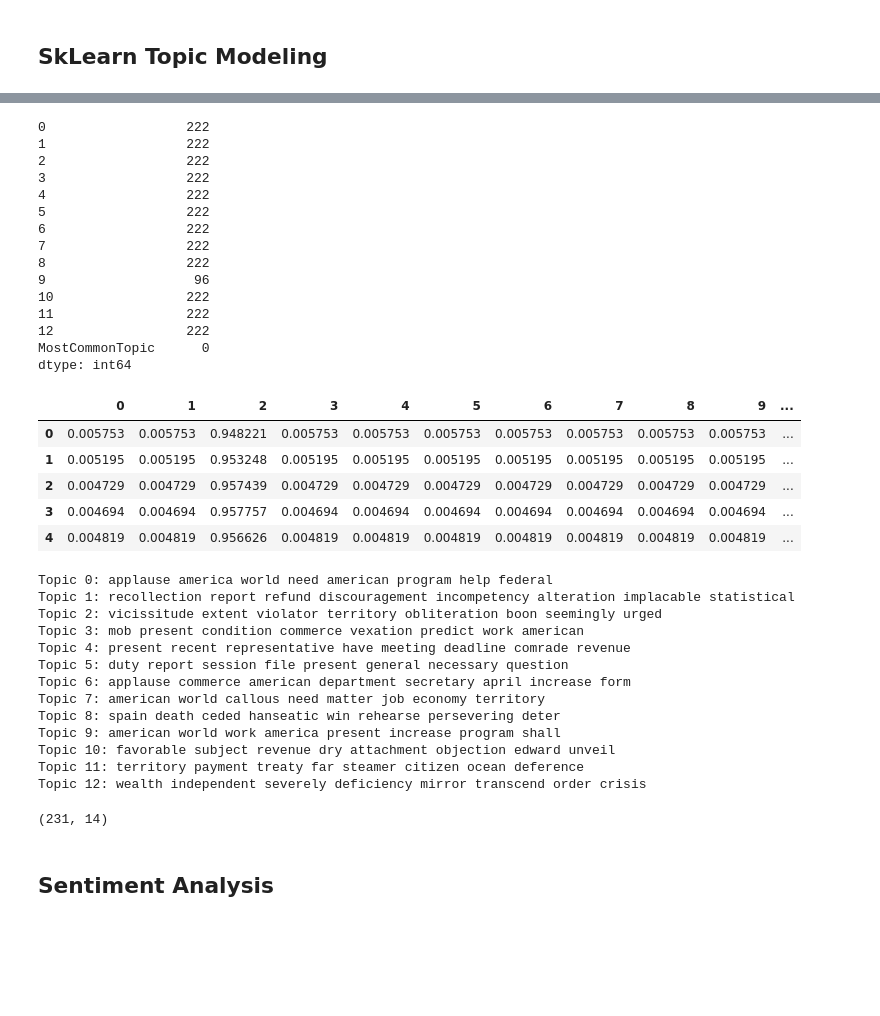
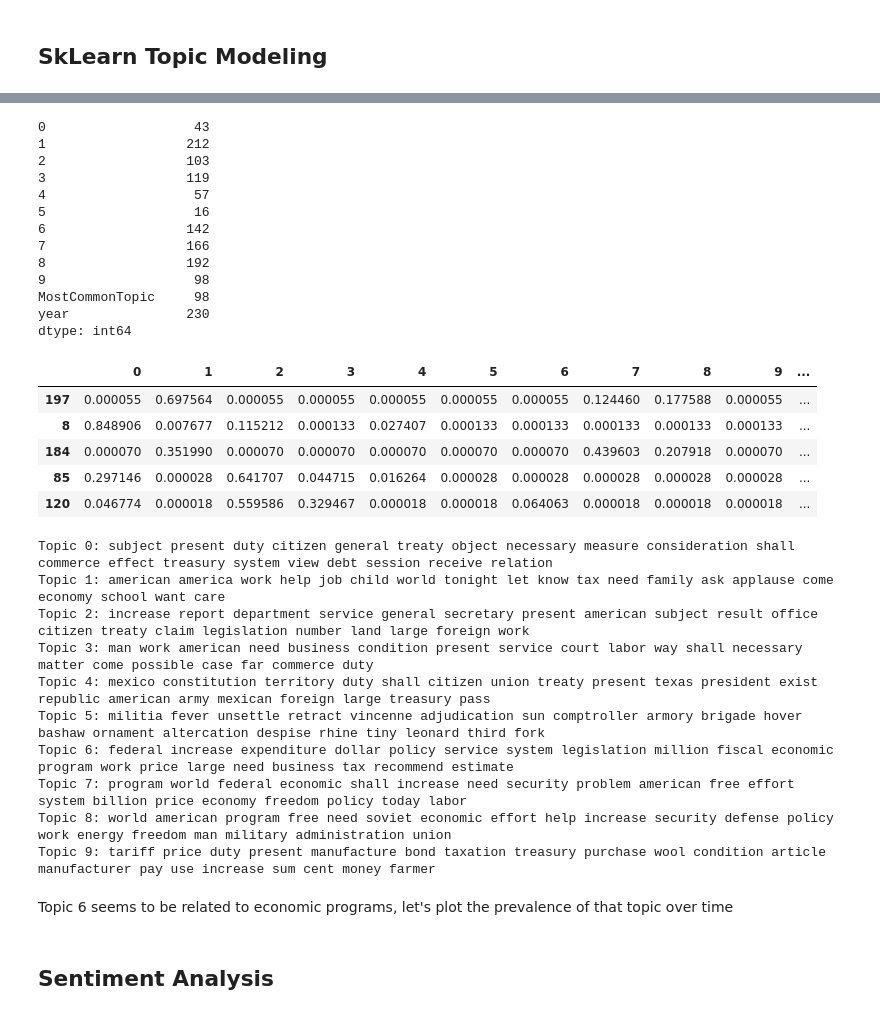
Before and after one commit to jessecambon/Data-Science-Sandbox, a Jupyter notebook: source/state_of_union_v2.ipynb, the cells around one changed output, grey strips where cells are left out. Drawn from its saved outputs; the diff is of its cells as text; code cells hidden in the pictures; blank space fills up the shorter version.

```diff
--- a/source/state_of_union_v2.ipynb
+++ b/source/state_of_union_v2.ipynb
@@ -216,20 +231,21 @@ tfidf = pd.DataFrame(tvec.fit_transform([" ".join(doc) for doc in tokens]).toarr
 # %%
 ## LDA Topic Modeling
-speech_lda = LatentDirichletAllocation(n_components=13,
+speech_lda = LatentDirichletAllocation(n_components=10,
                                  #      random_state=1,
                                     #   evaluate_every=0.5, # eval perplexity
                                     #   perp_tol=0.05,
-                                       max_iter=50,
-                                learning_method='online'
+                                       max_iter=50
+                           #     learning_method='online'
                                       )
 start = time.time()
-speech_lda.fit(tfidf) # fit model
+speech_lda.fit(tf) # fit model
 print('Sklearn LDA training time: ' + str(time.time()-start))
 
 # % makeup of each document by topic
-doc_topic = pd.DataFrame(speech_lda.transform(tfidf),
+doc_topic = pd.DataFrame(speech_lda.transform(tf),
                         columns=list(range(0,(speech_lda.n_components))))
 
 # What was the most common topic in each document?
 doc_topic['MostCommonTopic'] = doc_topic.idxmax(axis=1)
+doc_topic['year'] = speeches_pd['year']
 # %% [output]
@@ -243,30 +267,28 @@ tidy_count(doc_topic,'MostCommonTopic')
 # In which document did each topic most commonly occur?
 doc_topic.idxmax(axis=0)
 # %% [output]
-0                  222
-1                  222
-2                  222
-3                  222
-4                  222
-5                  222
-6                  222
-7                  222
-8                  222
-9                   96
-10                 222
-11                 222
-12                 222
-MostCommonTopic      0
+0                   43
+1                  212
+2                  103
+3                  119
+4                   57
+5                   16
+6                  142
+7                  166
+8                  192
+9                   98
+MostCommonTopic     98
+year               230
 dtype: int64
 # %%
-doc_topic.head(5)
+doc_topic.sample(5)
 # %% [output]
 |  | 0 | 1 | 2 | 3 | 4 | 5 | 6 | 7 | 8 | 9 | ... |
-| 0 | 0.005753 | 0.005753 | 0.948221 | 0.005753 | 0.005753 | 0.005753 | 0.005753 | 0.005753 | 0.005753 | 0.005753 | ... |
-| 1 | 0.005195 | 0.005195 | 0.953248 | 0.005195 | 0.005195 | 0.005195 | 0.005195 | 0.005195 | 0.005195 | 0.005195 | ... |
-| 2 | 0.004729 | 0.004729 | 0.957439 | 0.004729 | 0.004729 | 0.004729 | 0.004729 | 0.004729 | 0.004729 | 0.004729 | ... |
-| 3 | 0.004694 | 0.004694 | 0.957757 | 0.004694 | 0.004694 | 0.004694 | 0.004694 | 0.004694 | 0.004694 | 0.004694 | ... |
-| 4 | 0.004819 | 0.004819 | 0.956626 | 0.004819 | 0.004819 | 0.004819 | 0.004819 | 0.004819 | 0.004819 | 0.004819 | ... |
+| 197 | 0.000055 | 0.697564 | 0.000055 | 0.000055 | 0.000055 | 0.000055 | 0.000055 | 0.124460 | 0.177588 | 0.000055 | ... |
+| 8 | 0.848906 | 0.007677 | 0.115212 | 0.000133 | 0.027407 | 0.000133 | 0.000133 | 0.000133 | 0.000133 | 0.000133 | ... |
+| 184 | 0.000070 | 0.351990 | 0.000070 | 0.000070 | 0.000070 | 0.000070 | 0.000070 | 0.439603 | 0.207918 | 0.000070 | ... |
+| 85 | 0.297146 | 0.000028 | 0.641707 | 0.044715 | 0.016264 | 0.000028 | 0.000028 | 0.000028 | 0.000028 | 0.000028 | ... |
+| 120 | 0.046774 | 0.000018 | 0.559586 | 0.329467 | 0.000018 | 0.000018 | 0.064063 | 0.000018 | 0.000018 | 0.000018 | ... |
 # %%
 # Print the top words for topics in the topic model
 def print_top_words(model, feature_names, n_top_words):
@@ -277,22 +299,17 @@ def print_top_words(model, feature_names, n_top_words):
         print(message)
     print()
 
-print_top_words(speech_lda, tfidf.columns.values, 8)
+print_top_words(speech_lda, tf.columns.values, 20)
 # %% [output]
-Topic 0: applause america world need american program help federal
-Topic 1: recollection report refund discouragement incompetency alteration implacable statistical
-Topic 2: vicissitude extent violator territory obliteration boon seemingly urged
-Topic 3: mob present condition commerce vexation predict work american
-Topic 4: present recent representative have meeting deadline comrade revenue
-Topic 5: duty report session file present general necessary question
-Topic 6: applause commerce american department secretary april increase form
-Topic 7: american world callous need matter job economy territory
-Topic 8: spain death ceded hanseatic win rehearse persevering deter
-Topic 9: american world work america present increase program shall
-Topic 10: favorable subject revenue dry attachment objection edward unveil
-Topic 11: territory payment treaty far steamer citizen ocean deference
-Topic 12: wealth independent severely deficiency mirror transcend order crisis
+Topic 0: subject present duty citizen general treaty object necessary measure consideration shall commerce effect treasury system view debt session receive relation
+Topic 1: american america work help job child world tonight let know tax need family ask applause come economy school want care
+Topic 2: increase report department service general secretary present american subject result office citizen treaty claim legislation number land large foreign work
+Topic 3: man work american need business condition present service court labor way shall necessary matter come possible case far commerce duty
+Topic 4: mexico constitution territory duty shall citizen union treaty present texas president exist republic american army mexican foreign large treasury pass
+Topic 5: militia fever unsettle retract vincenne adjudication sun comptroller armory brigade hover bashaw ornament altercation despise rhine tiny leonard third fork
+Topic 6: federal increase expenditure dollar policy service system legislation million fiscal economic program work price large need business tax recommend estimate
+Topic 7: program world federal economic shall increase need security problem american free effort system billion price economy freedom policy today labor
+Topic 8: world american program free need soviet economic effort help increase security defense policy work energy freedom man military administration union
+Topic 9: tariff price duty present manufacture bond taxation treasury purchase wool condition article manufacturer pay use increase sum cent money farmer
-# %%
-doc_topic.shape
-# %% [output]
-(231, 14)
+# %% [markdown]
+Topic 6 seems to be related to economic programs, let's plot the prevalence of that topic over time
```
Also changed, not shown: parts of 19 cells of this notebook.
